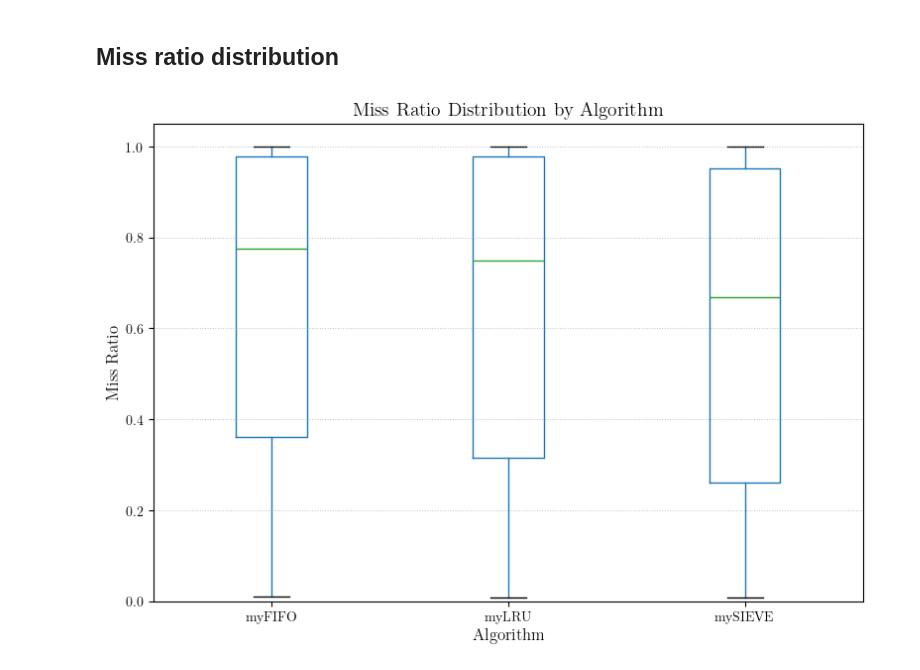
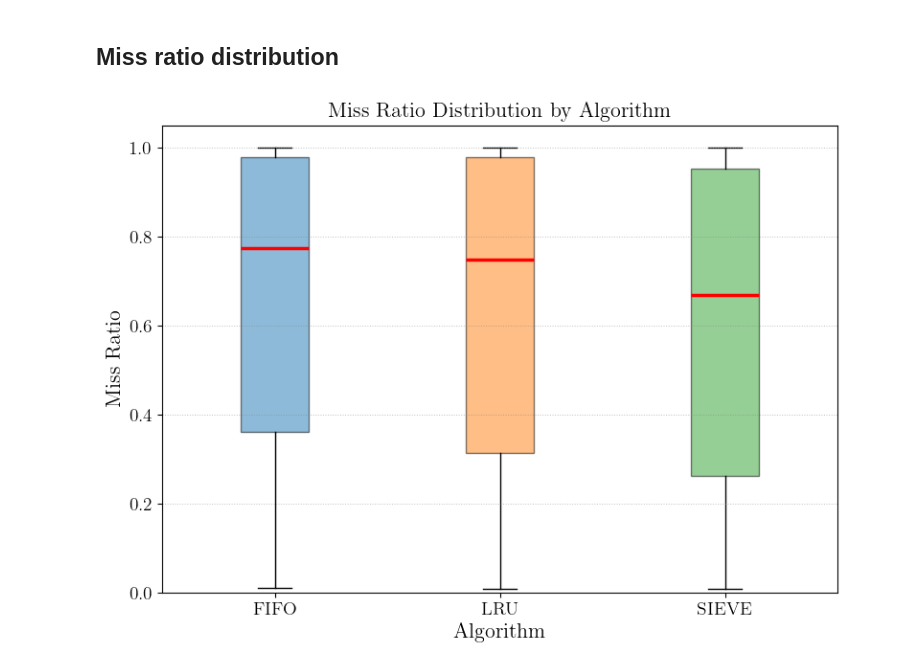
Before and after one commit to laustam/cache-eviction-thesis, a Jupyter notebook: code/scripts/results_visualisation.ipynb, the cells around one changed output. Cells and saved outputs as stored; diff of their text form; code cells hidden in the pictures.

Commit message:
Add more graphs to results visualisation

```diff
--- a/code/scripts/results_visualisation.ipynb
+++ b/code/scripts/results_visualisation.ipynb
@@ -28,6 +28,23 @@ plt.rcParams.update({
     "savefig.format": "pdf"
 })
 
+AXIS_FONT_SIZE = 14
+TITLE_FONT_SIZE = 16
+TICKS_FONT_SIZE = 14
+LEGEND_FONT_SIZE = 14
+
+# Define consistent colors for algorithms - more appealing palette
+FIFO_COLOR = '#1f77b4'  # Professional blue
+LRU_COLOR = '#ff7f0e'   # Vibrant orange
+SIEVE_COLOR = '#2ca02c'  # Fresh green
+
+# Color mapping dictionary
+ALGORITHM_COLORS = {
+    'FIFO': FIFO_COLOR,
+    'LRU': LRU_COLOR,
+    'SIEVE': SIEVE_COLOR
+}
+
 # Load results_df from pickle file
 results_df = pd.read_pickle(f"{PROCESSED_DATA_DIR}/results_df.pkl")
 # %% [markdown]
@@ -193,19 +854,40 @@ plot_scatter(above_eq_1, 'Miss Ratio vs. Alpha (alpha >= 1)')
 # %% [markdown]
 ## Miss ratio distribution
 # %%
-plt.figure(figsize=(8, 6))
-ax = plt.gca()
-results_df.boxplot(column='miss_ratio', by='algorithm', ax=ax, grid=False)
-plt.title('Miss Ratio Distribution by Algorithm')
-plt.suptitle('')
-plt.xlabel('Algorithm')
-plt.ylabel('Miss Ratio')
-plt.tight_layout()
-ax.set_ylim(0, 1.05)
+def plot_boxplot_miss_ratio(save=False, title=True):
+    plt.figure(figsize=(8, 6))
 
-for y in ax.get_yticks():
-    ax.axhline(y, color='gray', linestyle=':', linewidth=0.7, alpha=0.5)
+    # Prepare data for colored boxplots
+    box_data = [results_df[results_df['algorithm'] == algo]['miss_ratio'] for algo in results_df['algorithm'].unique()]
+    algorithms = results_df['algorithm'].unique()
 
-plt.show()
+    # Create boxplot with colors
+    bp = plt.boxplot(box_data, labels=algorithms, patch_artist=True, medianprops=dict(color='red', linewidth=2.5))
+
+    # Color each box with algorithm-specific colors
+    for i, (patch, algo) in enumerate(zip(bp['boxes'], algorithms)):
+        patch.set_facecolor(ALGORITHM_COLORS.get(algo, 'gray'))
+        patch.set_alpha(0.5)
+
+    if title: plt.title('Miss Ratio Distribution by Algorithm', fontsize=16)
+    plt.xlabel('Algorithm', fontsize=16)
+    plt.ylabel('Miss Ratio', fontsize=16)
+    plt.xticks(fontsize=14)
+    plt.yticks(fontsize=14)
+    plt.ylim(0, 1.05)
+
+    # Add horizontal grid lines
+    ax = plt.gca()
+    for y in ax.get_yticks():
+        ax.axhline(y, color='gray', linestyle=':', linewidth=0.7, alpha=0.5)
+
+    plt.tight_layout()
+
+    if save:
+        plt.savefig(os.path.join(FIGURES_SIMULATIONS_DIR, f"miss_ratio_distribution{'_no_title' if not title else ''}.pdf"), bbox_inches='tight')
+
+    plt.show()
+
+plot_boxplot_miss_ratio(title=True, save=False)
 # %% [output]
-[figure, old version]
+[figure, new version]
```
Also changed, not shown: parts of 28 cells of this notebook.
